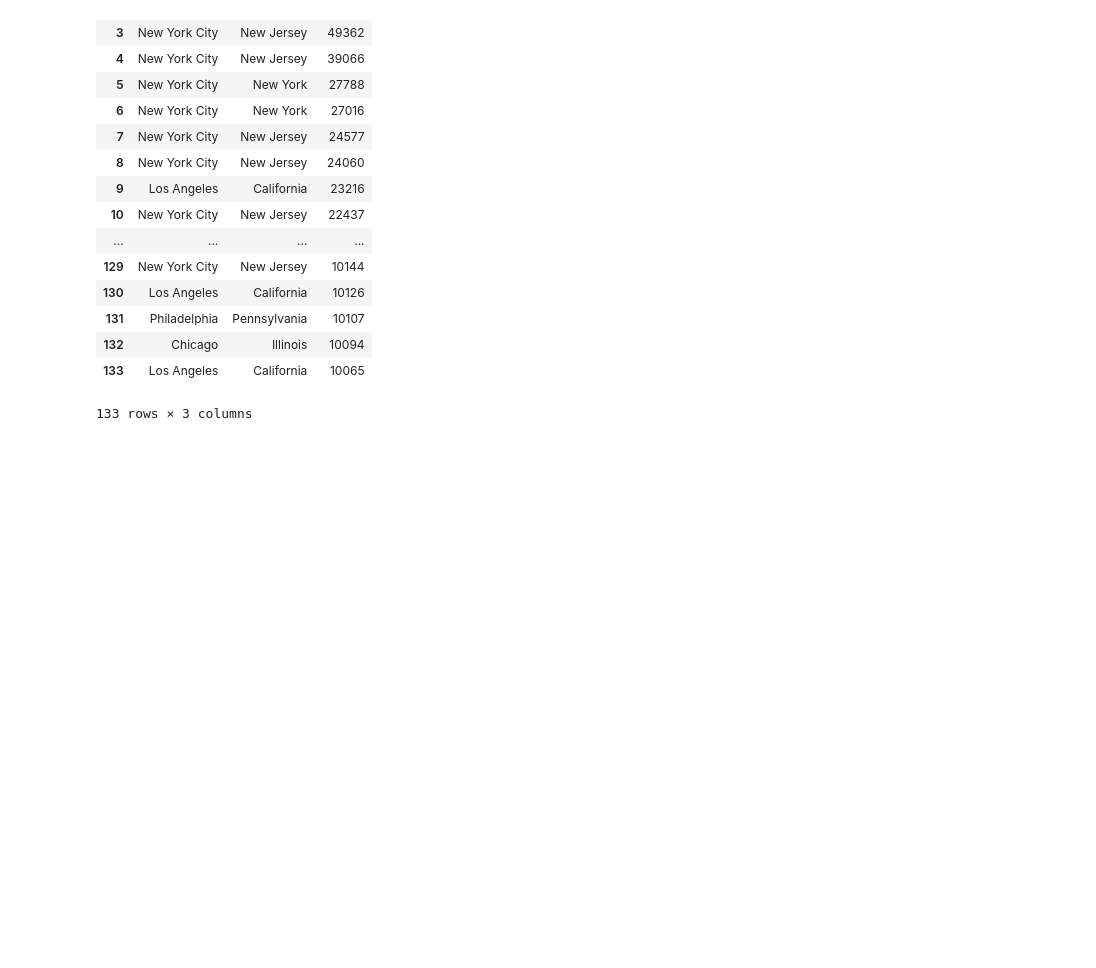
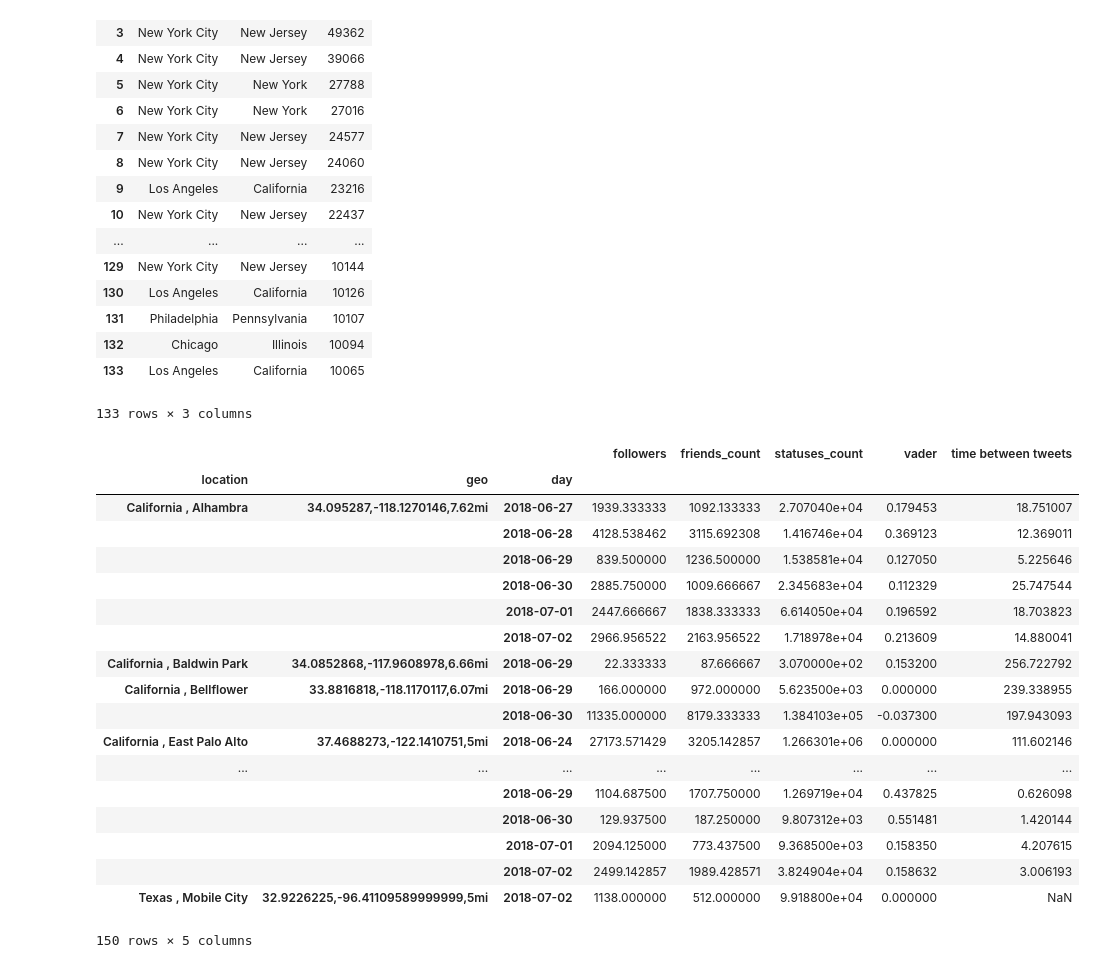
Before and after one commit to jshtaway/CurrentTrendsTool, a Jupyter notebook: FinalNotebook.ipynb, the cells around one changed output. Cells and saved outputs as stored; diff of their text form; code cells hidden in the pictures; blank space fills up the shorter version.

```diff
--- a/FinalNotebook.ipynb
+++ b/FinalNotebook.ipynb
@@ -821,3 +744,25 @@ df
 | 132 | Chicago | Illinois | 10094 |
 | 133 | Los Angeles | California | 10065 |
 133 rows × 3 columns
+# %%
+cityDataFinal[0]
+# %% [output]
+|  |  |  | followers | friends_count | statuses_count | vader | time between tweets |
+| location | geo | day |  |  |  |  |  |
+| California , Alhambra | 34.095287,-118.1270146,7.62mi | 2018-06-27 | 1939.333333 | 1092.133333 | 2.707040e+04 | 0.179453 | 18.751007 |
+|  |  | 2018-06-28 | 4128.538462 | 3115.692308 | 1.416746e+04 | 0.369123 | 12.369011 |
+|  |  | 2018-06-29 | 839.500000 | 1236.500000 | 1.538581e+04 | 0.127050 | 5.225646 |
+|  |  | 2018-06-30 | 2885.750000 | 1009.666667 | 2.345683e+04 | 0.112329 | 25.747544 |
+|  |  | 2018-07-01 | 2447.666667 | 1838.333333 | 6.614050e+04 | 0.196592 | 18.703823 |
+|  |  | 2018-07-02 | 2966.956522 | 2163.956522 | 1.718978e+04 | 0.213609 | 14.880041 |
+| California , Baldwin Park | 34.0852868,-117.9608978,6.66mi | 2018-06-29 | 22.333333 | 87.666667 | 3.070000e+02 | 0.153200 | 256.722792 |
+| California , Bellflower | 33.8816818,-118.1170117,6.07mi | 2018-06-29 | 166.000000 | 972.000000 | 5.623500e+03 | 0.000000 | 239.338955 |
+|  |  | 2018-06-30 | 11335.000000 | 8179.333333 | 1.384103e+05 | -0.037300 | 197.943093 |
+| California , East Palo Alto | 37.4688273,-122.1410751,5mi | 2018-06-24 | 27173.571429 | 3205.142857 | 1.266301e+06 | 0.000000 | 111.602146 |
+| ... | ... | ... | ... | ... | ... | ... | ... |
+|  |  | 2018-06-29 | 1104.687500 | 1707.750000 | 1.269719e+04 | 0.437825 | 0.626098 |
+|  |  | 2018-06-30 | 129.937500 | 187.250000 | 9.807312e+03 | 0.551481 | 1.420144 |
+|  |  | 2018-07-01 | 2094.125000 | 773.437500 | 9.368500e+03 | 0.158350 | 4.207615 |
+|  |  | 2018-07-02 | 2499.142857 | 1989.428571 | 3.824904e+04 | 0.158632 | 3.006193 |
+| Texas , Mobile City | 32.9226225,-96.41109589999999,5mi | 2018-07-02 | 1138.000000 | 512.000000 | 9.918800e+04 | 0.000000 | NaN |
+150 rows × 5 columns
```
Also changed, not shown: parts of 8 cells of this notebook.
